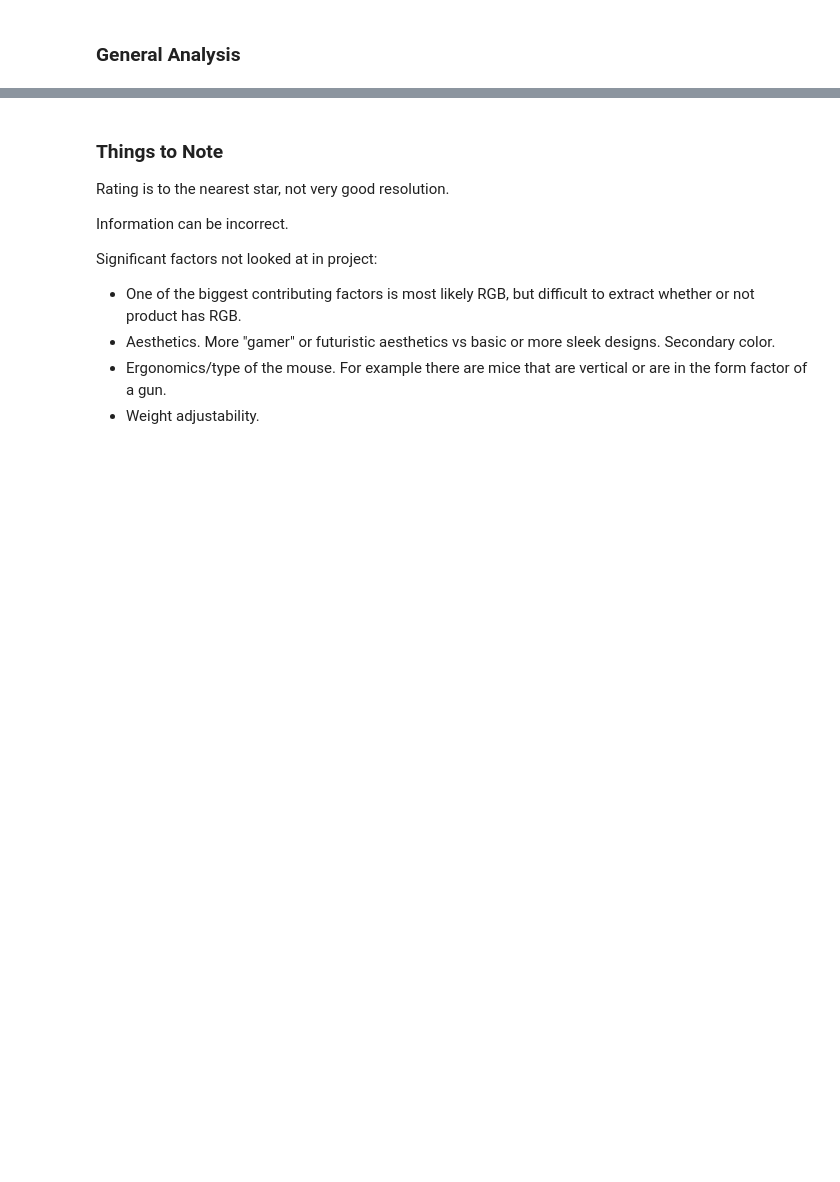
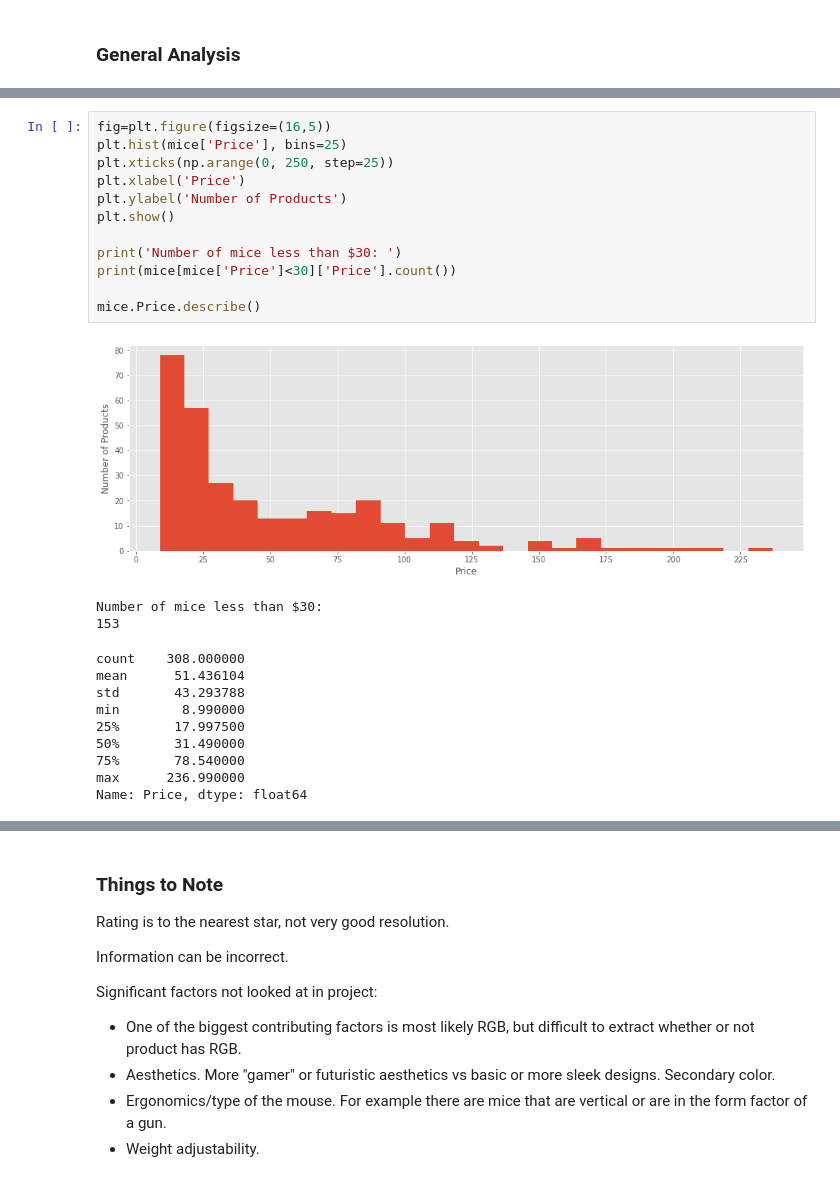
Before and after one commit to Cheng0118/NYCDSA-Web-Scraping-Project, a Jupyter notebook: Mice.ipynb, the cells around one changed output, grey strips where cells are left out. Cells and saved outputs as stored; diff of their text form; blank space fills up the shorter version.

```diff
--- a/Mice.ipynb
+++ b/Mice.ipynb
@@ -147,0 +241,25 @@ MAD CATZ        5   4.00   4.00     104   45.99   86.78   52.35
+# %%
+fig=plt.figure(figsize=(16,5))
+plt.hist(mice['Price'], bins=25)
+plt.xticks(np.arange(0, 250, step=25))
+plt.xlabel('Price')
+plt.ylabel('Number of Products')
+plt.show()
+
+print('Number of mice less than $30: ')
+print(mice[mice['Price']<30]['Price'].count())
+
+mice.Price.describe()
+# %% [output]
+[figure, added]
+Number of mice less than $30:
+153
+count    308.000000
+mean      51.436104
+std       43.293788
+min        8.990000
+25%       17.997500
+50%       31.490000
+75%       78.540000
+max      236.990000
+Name: Price, dtype: float64
```
Also changed, not shown: parts of 28 cells of this notebook, 1 other file.
